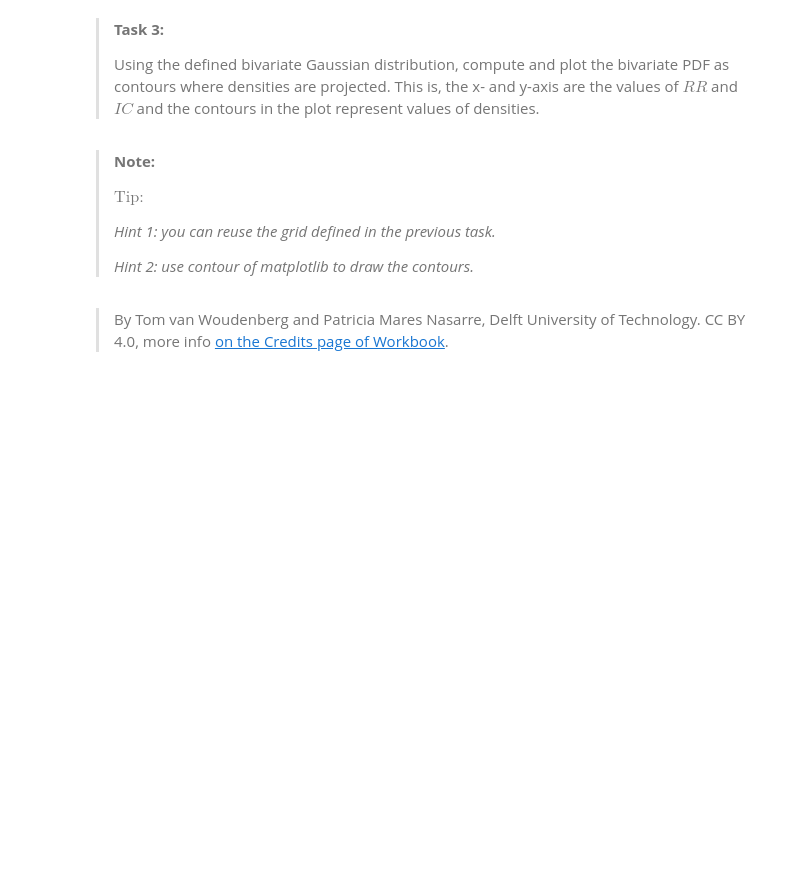
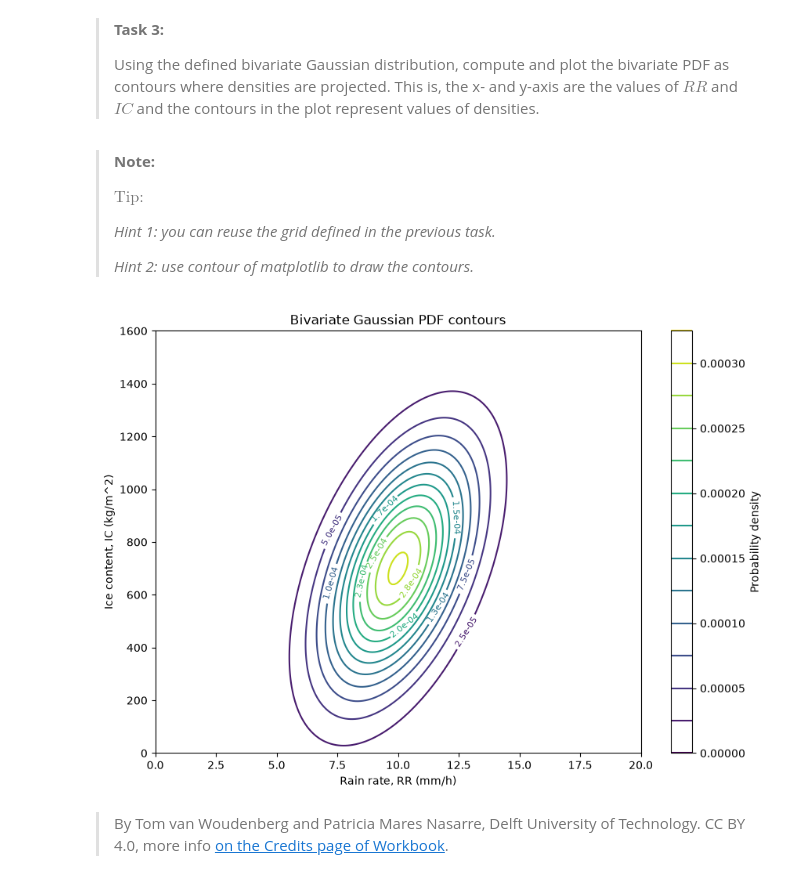
Before and after one commit to Svangrootveld/PA1.5, a Jupyter notebook: scipy_statcs_3d_plots.ipynb, the cells around one changed output. Saved outputs shown, nothing was run; the diff lists cells and outputs as text; code cells hidden in the pictures; blank space fills up the shorter version.

```diff
--- a/scipy_statcs_3d_plots.ipynb
+++ b/scipy_statcs_3d_plots.ipynb
@@ -197,2 +195,25 @@ ax.plot_trisurf(X[:, 0], X[:, 1], Z, alpha=0.5)
+# %%
+# Define the bivariate Gaussian distribution for RR and IC
+mu_RR, mu_IC = 10, 700
+covariance_RR_IC = [[2**2, 300], [300, 300**2]]
+distribution_RR_IC = multivariate_normal(mean=[mu_RR, mu_IC], cov=covariance_RR_IC)
+
+# Evaluate the PDF over a grid of RR and IC values
+values_RR = np.linspace(0, 20, 200)
+values_IC = np.linspace(0, 1600, 200)
+RR, IC = np.meshgrid(values_RR, values_IC)
+densities = distribution_RR_IC.pdf(np.dstack((RR, IC)))
+
+# Plot density contours
+fig, ax = plt.subplots(figsize=(10, 7))
+contours = ax.contour(RR, IC, densities, levels=12, cmap="viridis")
+ax.clabel(contours, inline=True, fontsize=8, fmt="%.1e")
+fig.colorbar(contours, ax=ax, label="Probability density")
+ax.set_xlabel("Rain rate, RR (mm/h)")
+ax.set_ylabel("Ice content, IC (kg/m^2)")
+ax.set_title("Bivariate Gaussian PDF contours")
+plt.show()
+# %% [output]
+[figure, added]
 # %% [markdown]
 > By Tom van Woudenberg and Patricia Mares Nasarre, Delft University of Technology. CC BY 4.0, more info [on the Credits page of Workbook](https://mude.citg.tudelft.nl/workbook-2026/credits.html).
```
Also changed, not shown: parts of 2 cells of this notebook.
